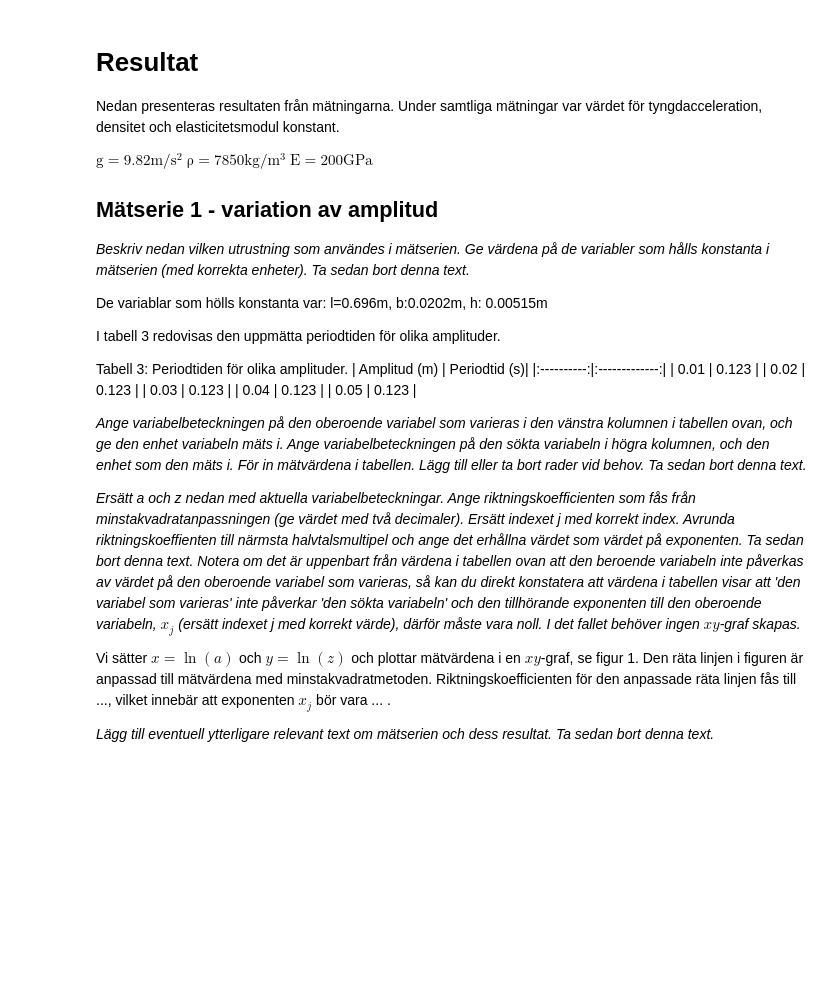
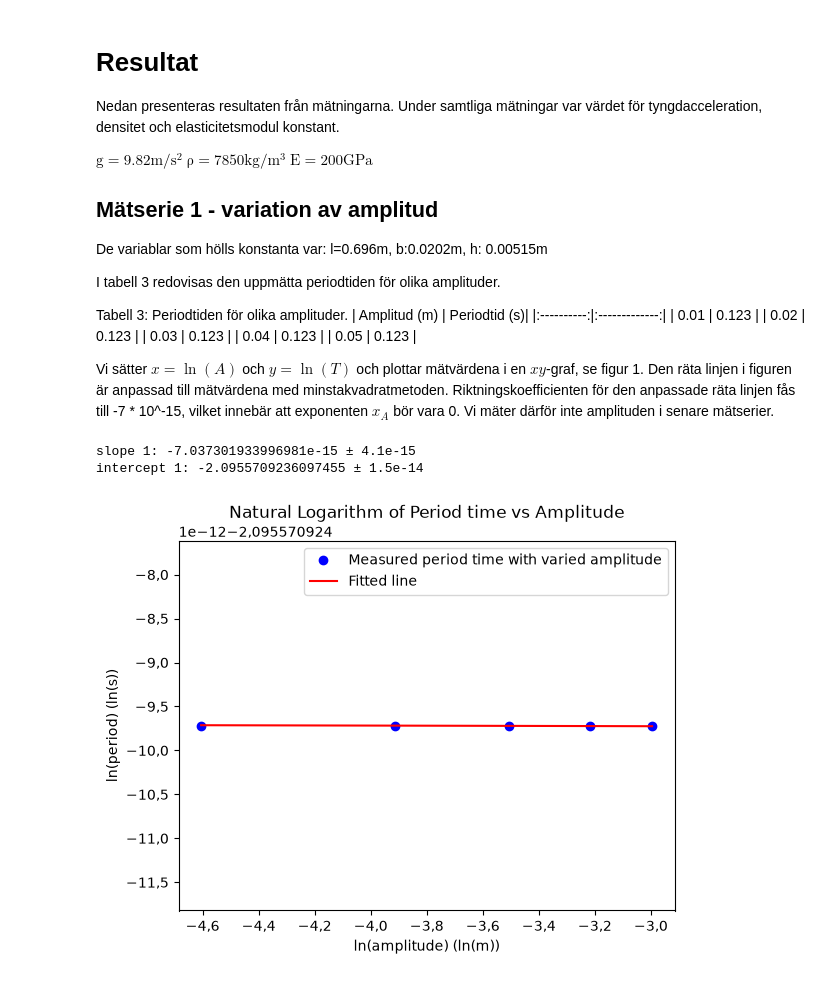
Before and after one commit to noelle-loov/examining_lab, a Jupyter notebook: Dimensionsanalys_mall.ipynb, the cells around one changed output. Cells and saved outputs as stored; diff of their text form; code cells hidden in the pictures; blank space fills up the shorter version.

```diff
--- a/Dimensionsanalys_mall.ipynb
+++ b/Dimensionsanalys_mall.ipynb
@@ -92,8 +85,6 @@ Nedan presenteras resultaten från mätningarna. Under samtliga mätningar var v
 $\mathrm{g = 9.82m/s^2}$ $\mathrm{\rho = 7850kg/m^3}$ $\mathrm{E = 200GPa} $
 
 ## Mätserie 1 - variation av amplitud
-*Beskriv nedan vilken utrustning som användes i mätserien. Ge värdena på de variabler som hålls konstanta i mätserien (med korrekta enheter). Ta sedan bort denna text.*
-
 De variablar som hölls konstanta var: l=0.696m, b:0.0202m, h: 0.00515m
 
 I tabell 3 redovisas den uppmätta periodtiden för olika amplituder.
@@ -107,26 +98,74 @@ Tabell 3: Periodtiden för olika amplituder.
 | 0.04       | 0.123         |
 | 0.05       | 0.123         |
 
-*Ange variabelbeteckningen på den oberoende variabel som varieras i den vänstra kolumnen i tabellen ovan, och ge den enhet variabeln mäts i. Ange variabelbeteckningen på den sökta variabeln i högra kolumnen, och den enhet som den mäts i. För in mätvärdena i tabellen. Lägg till eller ta bort rader vid behov. Ta sedan bort denna text.*
-
-*Ersätt a och z nedan med aktuella variabelbeteckningar. Ange riktningskoefficienten som fås från minstakvadratanpassningen (ge värdet med två decimaler). Ersätt indexet j med korrekt index. Avrunda riktningskoeffienten till närmsta halvtalsmultipel och ange det erhållna värdet som värdet på exponenten. Ta sedan bort denna text. Notera om det är uppenbart från värdena i tabellen ovan att den beroende variabeln inte påverkas av värdet på den oberoende variabel som varieras, så kan du direkt konstatera att värdena i tabellen visar att 'den variabel som varieras' inte påverkar 'den sökta variabeln' och den tillhörande exponenten till den oberoende variabeln, $x_j$ (ersätt indexet j med korrekt värde), därför måste vara noll. I det fallet behöver ingen $xy$-graf skapas.*
-
-Vi sätter $x=\ln(a)$ och $y=\ln(z)$ och plottar mätvärdena i en $xy$-graf, se figur 1. Den räta linjen i figuren är anpassad till mätvärdena med minstakvadratmetoden. Riktningskoefficienten för den anpassade räta linjen fås till ..., vilket innebär att exponenten $x_j$ bör vara ... .
-
-*Lägg till eventuell ytterligare relevant text om mätserien och dess resultat. Ta sedan bort denna text.*
+Vi sätter $x=\ln(A)$ och $y=\ln(T)$ och plottar mätvärdena i en $xy$-graf, se figur 1. Den räta linjen i figuren är anpassad till mätvärdena med minstakvadratmetoden. Riktningskoefficienten för den anpassade räta linjen fås till -7 * 10^-15, vilket innebär att exponenten $x_A$ bör vara 0. Vi mäter därför inte amplituden i senare mätserier.
 # %%
-# Här inkluderas funktionen som används för att beräkna k1, k2, u(k1) och u(k2)
+import numpy as np
+import matplotlib.pyplot as plt
 
+# Set pyplot to use Swedish locale for numeric formatting
+import locale
+_, axes = plt.subplots()
+locale.setlocale(locale.LC_NUMERIC, ('sv_SE', 'UTF-8'))
+axes.ticklabel_format(useLocale=True)
 
-# Importera nödvändiga bibliotek
+def linReg(x: np.ndarray, y: np.ndarray):
+  """
+  Performs linear regression on the given x and y data.
+  x: independent variable (numpy array)
+  y: dependent variable (numpy array)
 
+  Returns: (k1, k2, u1, u2)
+  k1: slope of the fitted line
+  k2: intercept of the fitted line
+  u1: uncertainty in the slope
+  u2: uncertainty in the intercept
+  """
+  n = len(x)
+  k1: int | float = (n*np.sum(x*y)-np.sum(x)*np.sum(y)) / ( n*np.sum(x**2)-np.sum(x)**2)
+  k2: int | float = (np.sum(y) - (k1 * np.sum(x))) / n
 
-# Ange mätdata från tabell 2 i två numpy-vektorer
+  # Standard deviation for the regression
+  dev = np.sqrt((1 / (n - 2)) * np.sum((y - (k1 * x) - k2) ** 2))
+  meanX = np.mean(x)
+  # Uncertainty in slope
+  u1: int | float = dev * np.sqrt(1/np.sum((x - meanX) ** 2))
+  # Uncertainty in intercept
+  u2: int | float = dev * np.sqrt((1/n) + ((meanX ** 2) / np.sum((x - meanX) ** 2)))
 
+  return (k1, k2, u1, u2)
 
-# Anropa funktionen som beräknar k1 och k2 med de aktuella x- och y-värdena. Printa värdet på k1.
+# First set of measured values; varying Amplitude (cm) and measuring period time (s)
+amplitude_1 = np.array([1.0, 2.0, 3.0, 4.0, 5.0])
+period_1 = np.array([0.123, 0.123, 0.123, 0.123, 0.123])
+# First set of constant values, all 3 are measured in cm
+length_1 = np.array([69.6 for _ in range(5)])
+width_1 = np.array([2.02 for _ in range(5)])
+height_1 = np.array([0.515 for _ in range(5)])
+# Convert to base units (remove prefix)
+amplitude_1 *= 0.01
+period_1 *= 1
+length_1 *= 0.01
+width_1 *= 0.01
+height_1 *= 0.01
 
+# Linearize by taking the natural logarithm of both values, then perform regression
+slope, intercept, slope_uncertainty, intercept_uncertainty = linReg(np.log(amplitude_1), np.log(period_1))
 
-# Plotta xy-värdena i ett punktdiagram. Inkludera den anpassade räta linjen som fås med värdena på k1 och k2. Lägg till lämpliga axelrubriker med korrekta enheter.
+# Print slope and intercept; we mainly care about slope
+print(f'slope 1: {slope} ± {slope_uncertainty:.2g}')
+print(f'intercept 1: {intercept} ± {intercept_uncertainty:.2g}')
+
+plt.plot(np.log(amplitude_1), np.log(period_1), 'bo', label='Measured period time with varied amplitude')
+plt.plot(np.log(amplitude_1), slope*np.log(amplitude_1) + intercept, 'r-', label='Fitted line')
+plt.title('Natural Logarithm of Period time vs Amplitude')
+plt.xlabel('ln(amplitude) (ln(m))')
+plt.ylabel('ln(period) (ln(s))')
+plt.legend()
+plt.show()
+# %% [output]
+slope 1: -7.037301933996981e-15 ± 4.1e-15
+intercept 1: -2.0955709236097455 ± 1.5e-14
+[figure, added]
 # %% [markdown]
 ## Mätserie 2 - variation av längd
```
Also changed, not shown: parts of 14 cells of this notebook, 10 other files.
